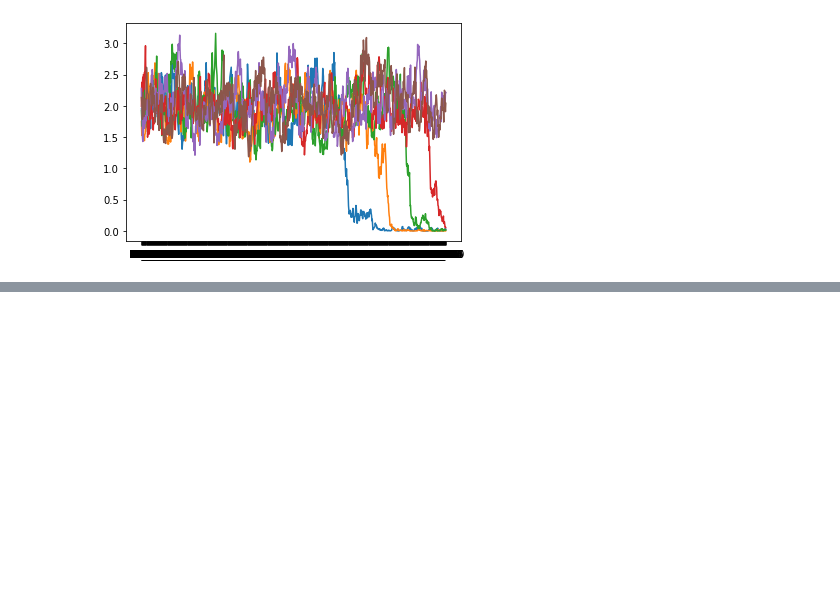
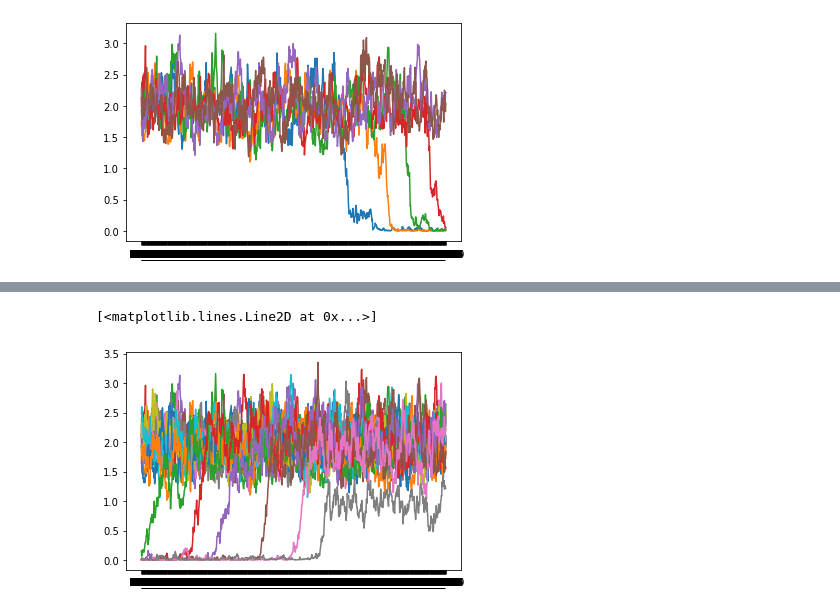
Before and after one commit to Naoto-Yamaguchi/BoolODEwithPerturbation, a Jupyter notebook: perturbation.ipynb, the cells around one changed output, grey strips where cells are left out. Saved outputs shown, nothing was run; the diff lists cells and outputs as text; code cells hidden in the pictures; blank space fills up the shorter version.

Commit message:
[add] perturbation sampling function

```diff
--- a/perturbation.ipynb
+++ b/perturbation.ipynb
@@ -68,3 +74,6 @@ plt.plot(df_E0_per.loc["g6"])
 # %%
 df_E0_per = pd.read_csv("Synthetic-H/dyn-LL-1/simulations_perturbation/E0.csv",index_col=0)
 df_E0_per
+# %%
+df_E0_per = pd.read_csv("Synthetic-H/dyn-LL-1/simulations_perturbation/E0.csv",index_col=0)
+df_E0_per
@@ -70,0 +99,22 @@ df_E0_per
+# %%
+plt.plot(df_E0_per.loc["g1"])
+plt.plot(df_E0_per.loc["g2"])
+plt.plot(df_E0_per.loc["g3"])
+plt.plot(df_E0_per.loc["g4"])
+plt.plot(df_E0_per.loc["g5"])
+plt.plot(df_E0_per.loc["g6"])
+plt.plot(df_E0_per.loc["g7"])
+plt.plot(df_E0_per.loc["g8"])
+plt.plot(df_E0_per.loc["g9"])
+plt.plot(df_E0_per.loc["g10"])
+plt.plot(df_E0_per.loc["g11"])
+plt.plot(df_E0_per.loc["g12"])
+plt.plot(df_E0_per.loc["g13"])
+plt.plot(df_E0_per.loc["g14"])
+plt.plot(df_E0_per.loc["g15"])
+plt.plot(df_E0_per.loc["g16"])
+plt.plot(df_E0_per.loc["g17"])
+plt.plot(df_E0_per.loc["g18"])
+# %% [output]
+[<matplotlib.lines.Line2D at 0x...>]
+[figure, added]
```
Also changed, not shown: parts of 3 cells of this notebook, 8 other files.
